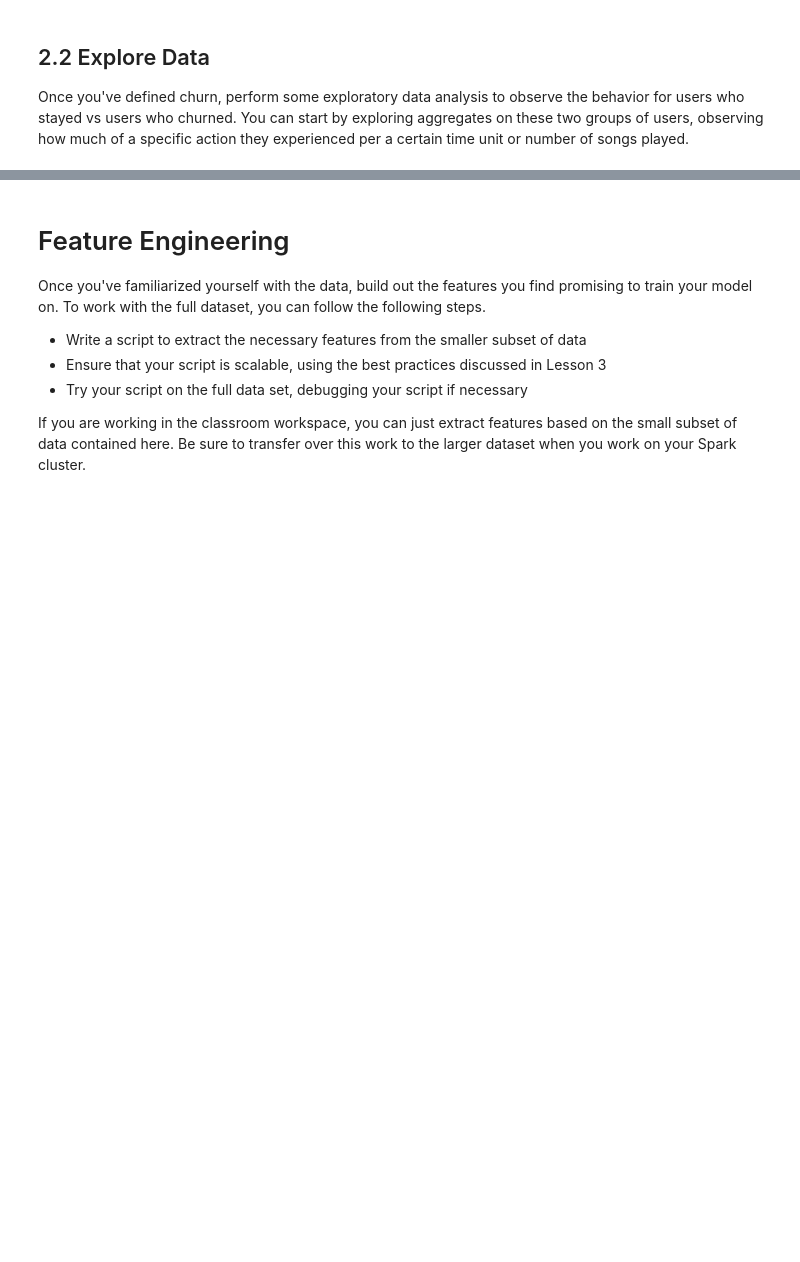
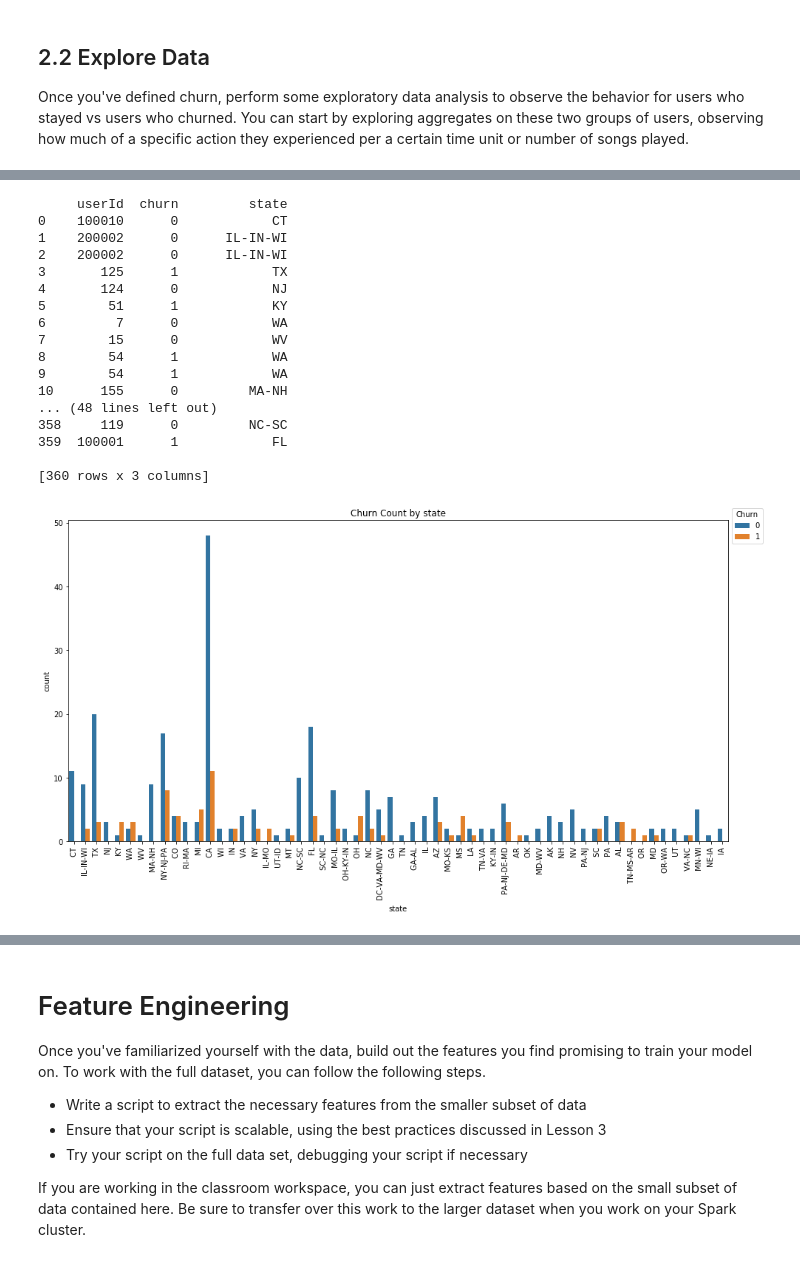
Before and after one commit to noemistatcat/Sparkify-Capstone-Project, a Jupyter notebook: Sparkify.ipynb, the cells around one changed output, grey strips where cells are left out. Drawn from its saved outputs; the diff is of its cells as text; code cells hidden in the pictures; blank space fills up the shorter version.

```diff
--- a/Sparkify.ipynb
+++ b/Sparkify.ipynb
@@ -178,0 +242,21 @@ for col in df.columns:
+# %%
+compare_multicat_plot(df_user, 'state')
+# %% [output]
+     userId  churn         state
+0    100010      0            CT
+1    200002      0      IL-IN-WI
+2    200002      0      IL-IN-WI
+3       125      1            TX
+4       124      0            NJ
+5        51      1            KY
+6         7      0            WA
+7        15      0            WV
+8        54      1            WA
+9        54      1            WA
+10      155      0         MA-NH
+... (48 lines left out)
+358     119      0         NC-SC
+359  100001      1            FL
+
+[360 rows x 3 columns]
+[figure, added]
```
Also changed, not shown: parts of 51 cells of this notebook.
